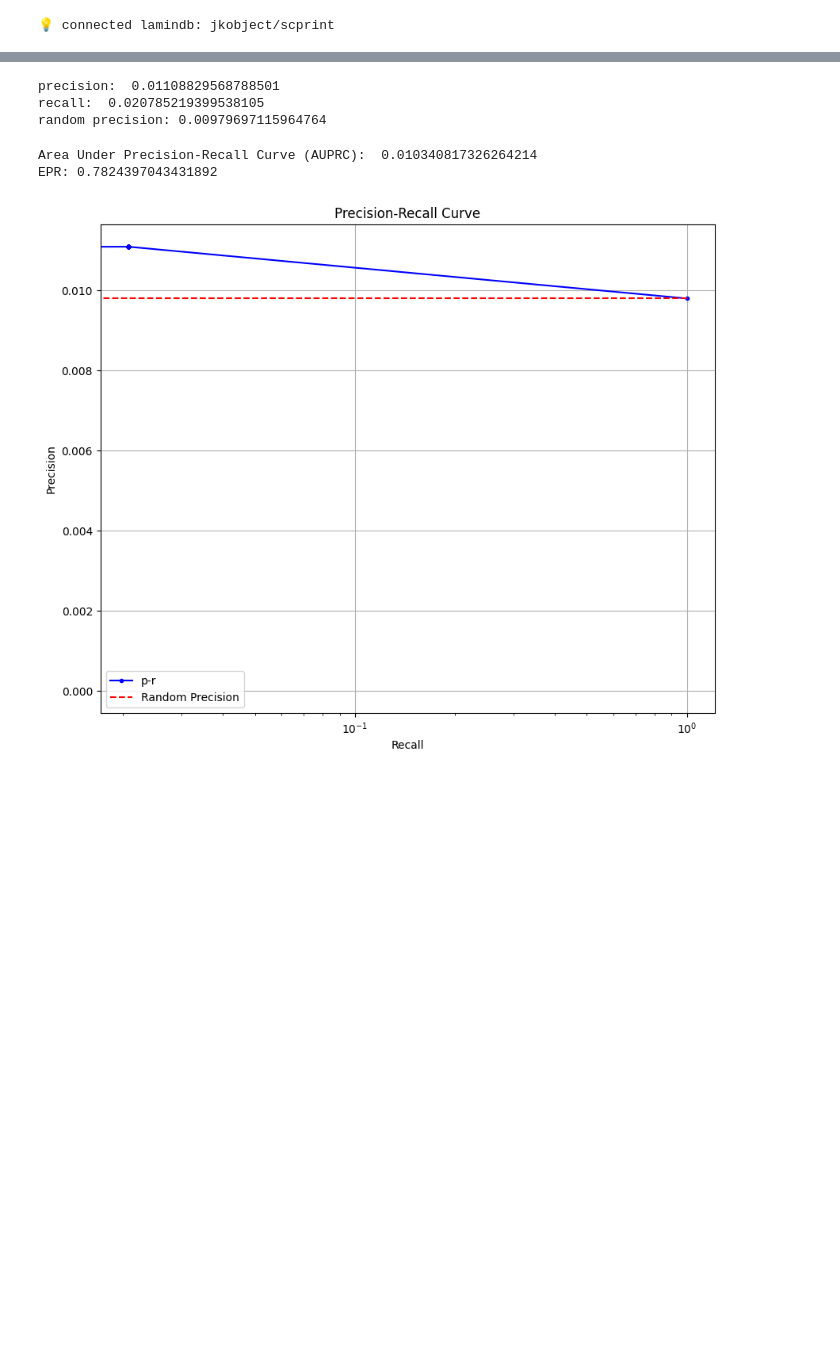
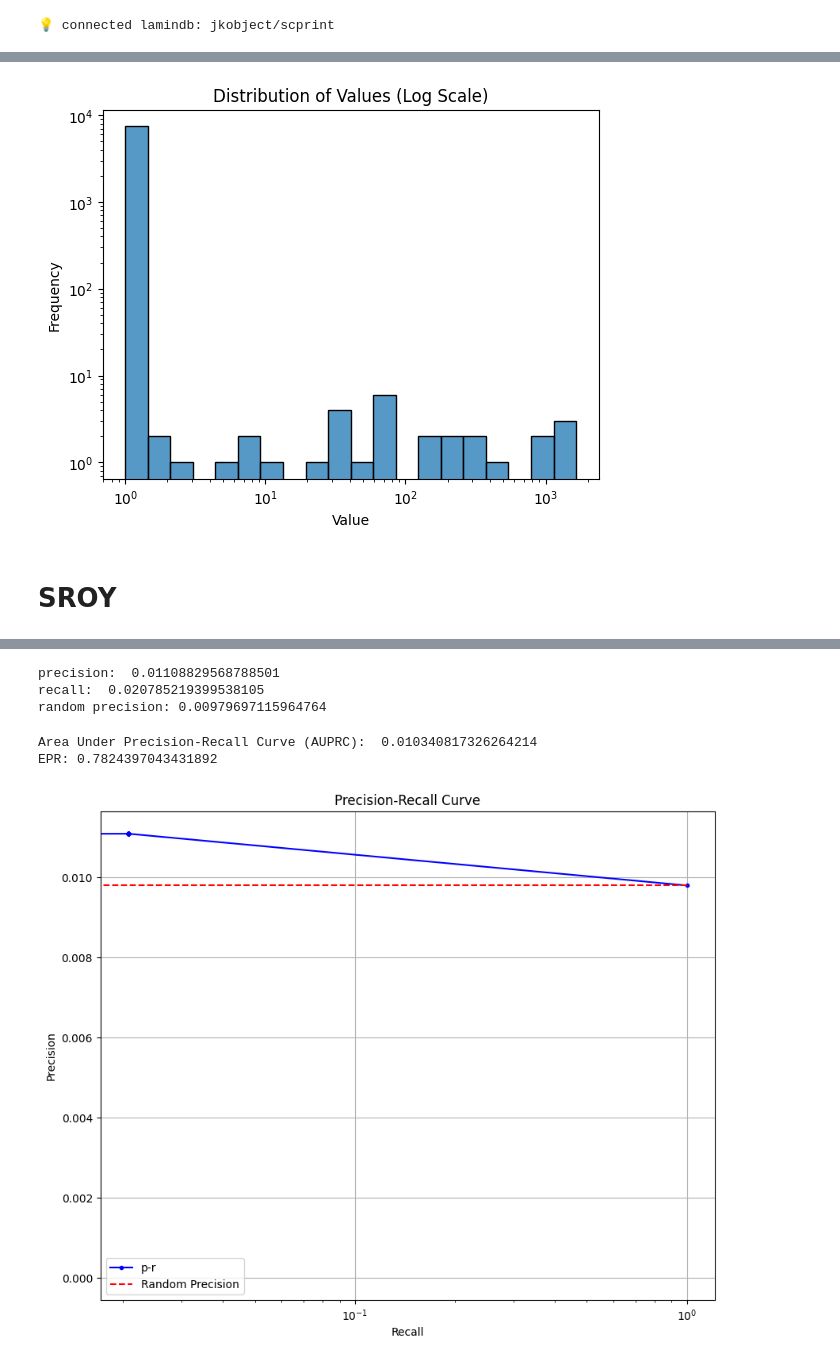
Before and after one commit to jkobject/scPRINT, a Jupyter notebook: notebooks/compare_groundtruths.ipynb, the cells around one changed output, grey strips where cells are left out. Drawn from its saved outputs; the diff is of its cells as text; code cells hidden in the pictures; blank space fills up the shorter version.

```diff
--- a/notebooks/compare_groundtruths.ipynb
+++ b/notebooks/compare_groundtruths.ipynb
@@ -40,0 +150,15 @@ gt = get_GT_db(name="omnipath")
+# %%
+import seaborn as sns
+import matplotlib.pyplot as plt
+
+values = sroy.varp['GRN'].sum(1)+1
+sns.histplot(values, bins=20, log_scale=(True, False))
+plt.title('Distribution of Values (Log Scale)')
+plt.xlabel('Value')
+plt.ylabel('Frequency')
+plt.yscale('log')
+plt.show()
+# %% [output]
+[figure, added]
+# %% [markdown]
+# SROY
```
Also changed, not shown: parts of 40 cells of this notebook, 4 other files.
